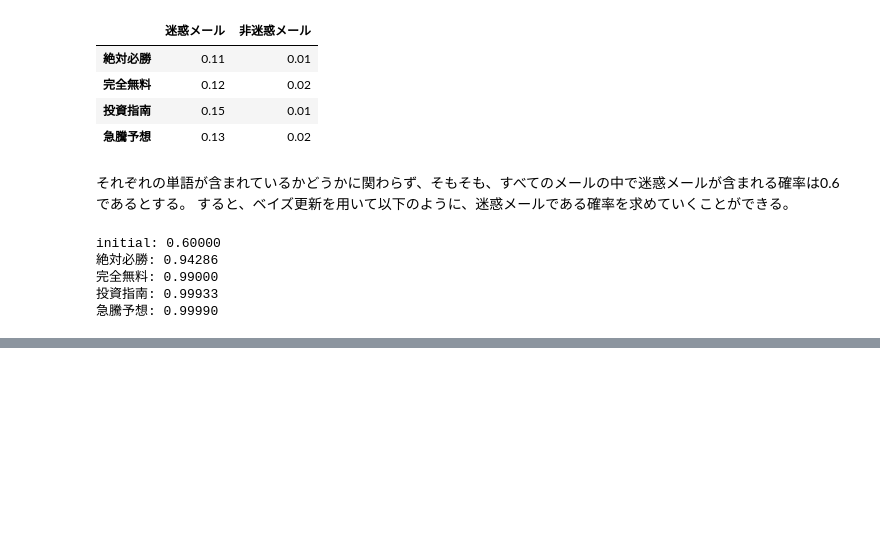
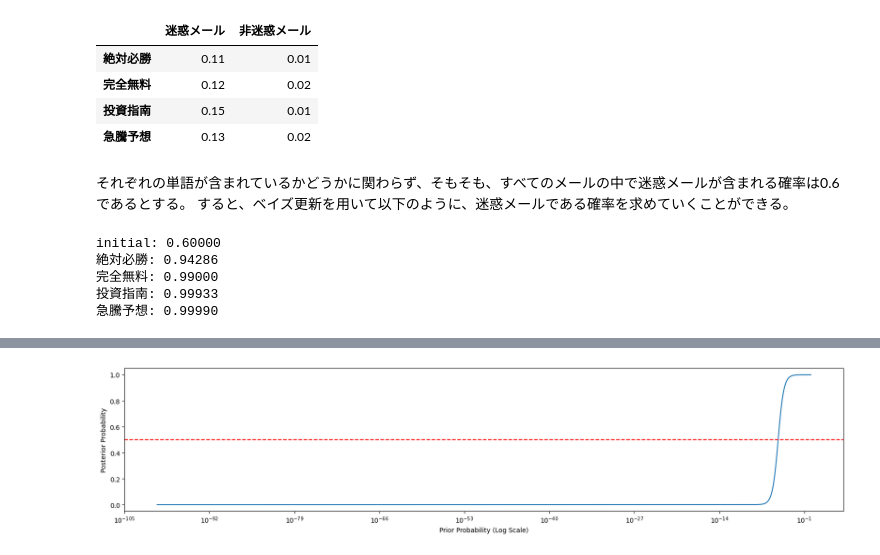
Before and after one commit to ReiRev/Bayesian-Statistics-from-Basics-with-HMC, a Jupyter notebook: notebook/1-Bayes_Theorem_on_Probability.ipynb, the cells around one changed output, grey strips where cells are left out. Cells and saved outputs as stored; diff of their text form; code cells hidden in the pictures; blank space fills up the shorter version.

```diff
--- a/notebook/1-Bayes_Theorem_on_Probability.ipynb
+++ b/notebook/1-Bayes_Theorem_on_Probability.ipynb
@@ -284,0 +404,11 @@ initial: 0.60000
+# %%
+fig = plt.figure(figsize=(20, 4))
+ax = fig.add_subplot()
+ax.plot(priors, posteriors)
+ax.set_xlabel('Prior Probability (Log Scale)')
+ax.set_ylabel('Posterior Probability')
+ax.set_xscale('log')
+plt.axhline(y=0.5, color='r', linestyle='--')
+plt.show()
+# %% [output]
+[figure, added]
```
Also changed, not shown: parts of 21 cells of this notebook.
